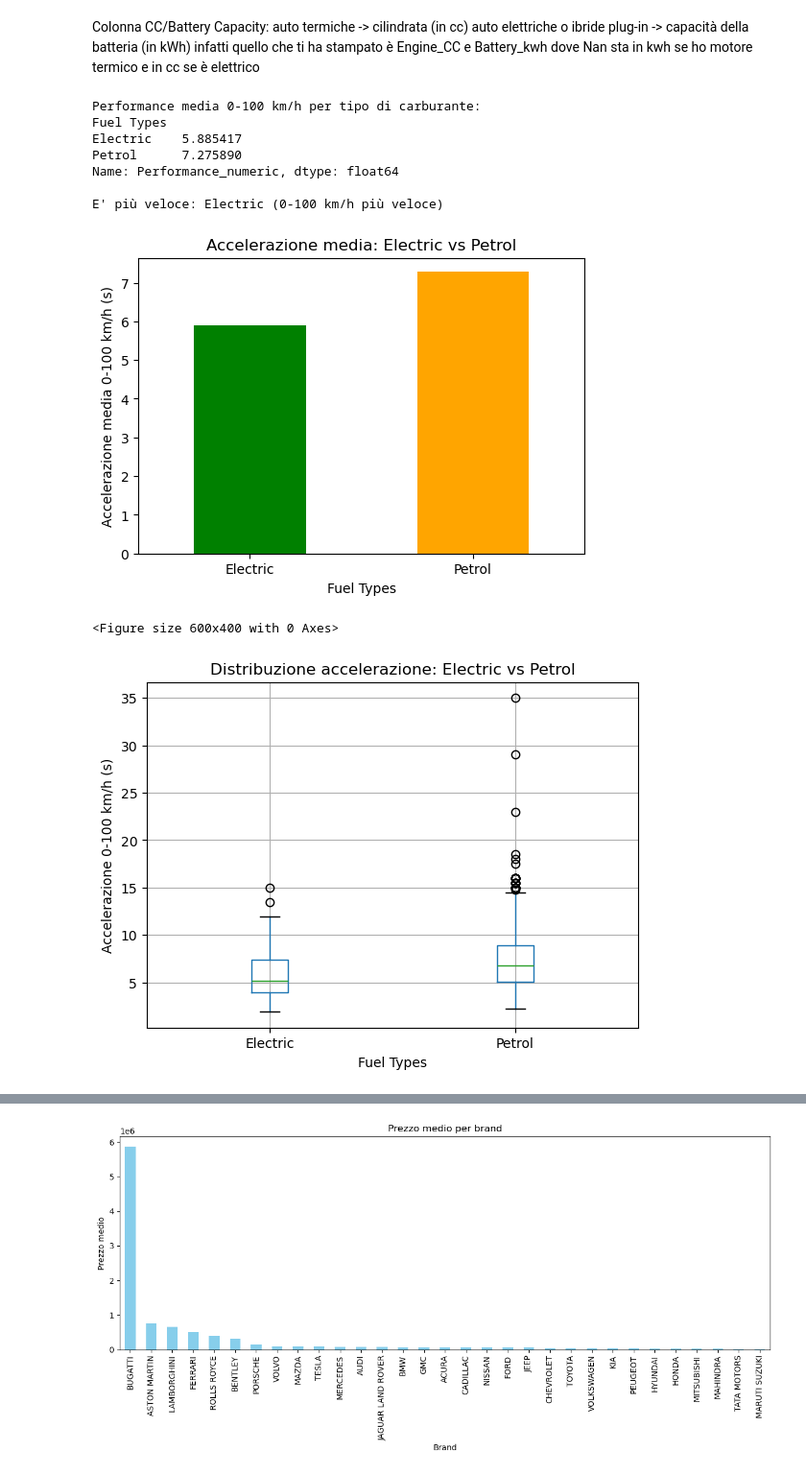
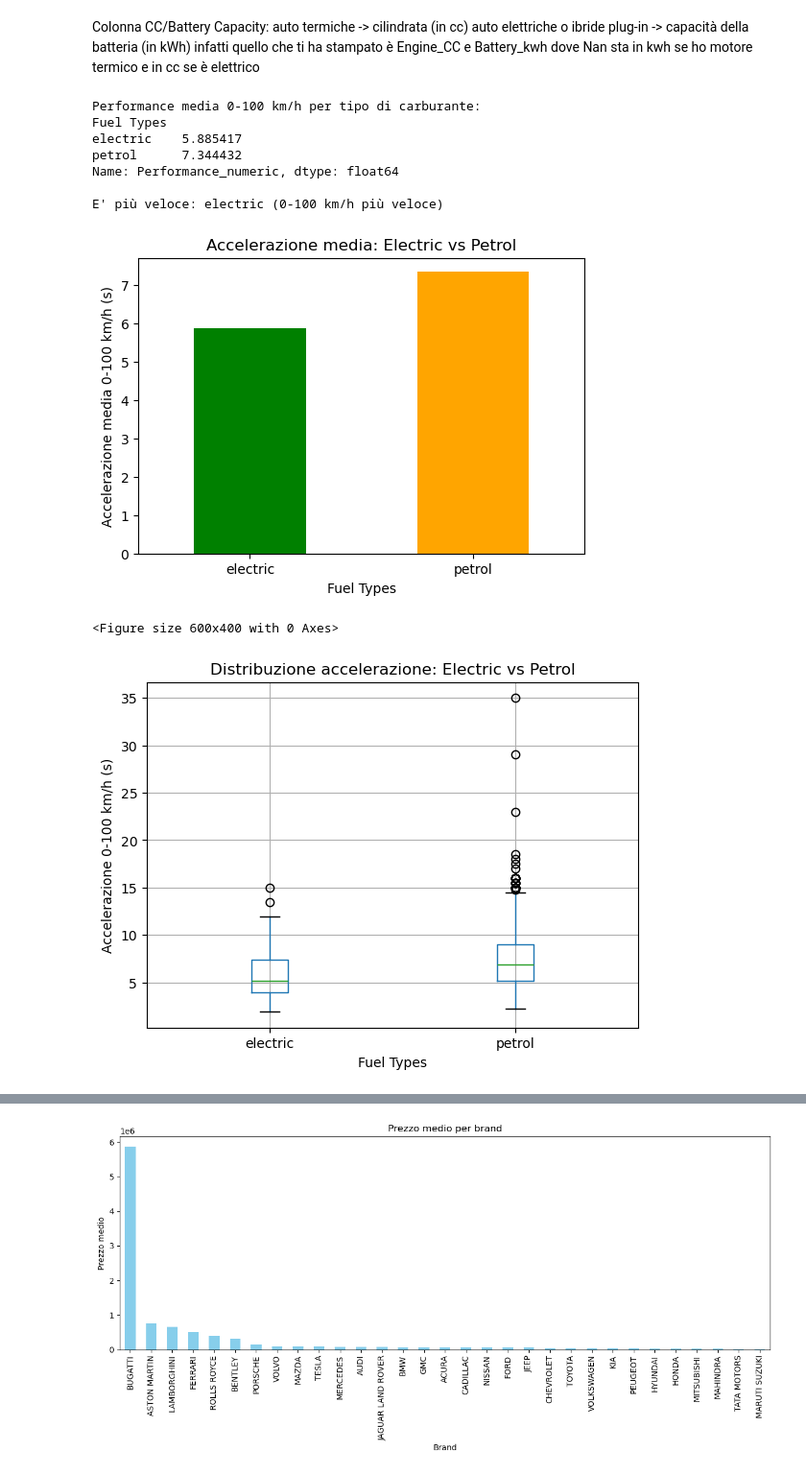
Before and after one commit to annafirinu/Firinu_DepositoCorso, a Jupyter notebook: 13. Venerdi 28-11/analisi_cars.ipynb, the cells around one changed output, grey strips where cells are left out. Shown at 96% size. Saved outputs shown, nothing was run; the diff lists cells and outputs as text; code cells hidden in the pictures.

```diff
--- a/13. Venerdi 28-11/analisi_cars.ipynb
+++ b/13. Venerdi 28-11/analisi_cars.ipynb
@@ -201,6 +201,29 @@ print(df[[*numeric_cols_map.keys()]].head())
 3              3982.0                  3.2             161000.0            4.0
 4              5204.0                  3.6             253290.0            2.0
 # %%
+import pandas as pd
+import re
+
+# Normalizzazione Company Names
+df["Company Names"] = (
+    df["Company Names"]
+    .astype(str)
+    .str.strip()
+    .str.upper()
+    .str.replace(r"\s+", " ", regex=True)
+)
+
+#Normalizza le stringhe
+df["Fuel Types"] = (
+    df["Fuel Types"]
+    .astype(str)
+    .str.lower()                        # tutto in minuscolo
+    .str.strip()                         # rimuove spazi iniziali/finali
+    .str.replace(r"[(),+]", " ", regex=True)  # rimuove simboli inutili
+    .str.replace(r"[-_/]", " ", regex=True)   # uniforma separatori
+    .str.replace(r"\s+", " ", regex=True)     # riduce spazi multipli
+)
+
 #Funzione per classificare Fuel Types
 def normalize_fuel(x):
     t = x.strip()
@@ -858,43 +877,43 @@ infatti quello che ti ha stampato è Engine_CC e Battery_kwh
 dove Nan sta in kwh se ho motore termico e in cc se è elettrico
 # %%
 # Filtro solo i tipi di carburante Electric e Petrol
-df_fuel = df[df['Fuel Types'].isin(['Electric', 'Petrol'])]
+df_fuel = df[df['Fuel Types'].isin(['electric', 'petrol'])]
 
 # Calcolo la media dell'accelerazione per tipo di carburante
 mean_perf = df_fuel.groupby('Fuel Types')['Performance_numeric'].mean()
 print("Performance media 0-100 km/h per tipo di carburante:")
 print(mean_perf)
 
 # Determino chi è più veloce
 winner = mean_perf.idxmin()
 print(f"\nE' più veloce: {winner} (0-100 km/h più veloce)")
 
 #Bar chart con media accelerazione
 mean_perf = df_fuel.groupby('Fuel Types')['Performance_numeric'].mean()
 
 plt.figure(figsize=(6,4))
 mean_perf.plot(kind='bar', color=['green','orange'])
 plt.ylabel("Accelerazione media 0-100 km/h (s)")
 plt.title("Accelerazione media: Electric vs Petrol")
 plt.xticks(rotation=0)
 plt.show()
 
 #Boxplot della distribuzione accelerazione
 plt.figure(figsize=(6,4))
 df_fuel.boxplot(column='Performance_numeric', by='Fuel Types')
 plt.ylabel("Accelerazione 0-100 km/h (s)")
 plt.title("Distribuzione accelerazione: Electric vs Petrol")
 plt.suptitle("")
 plt.show()
 # %% [output]
 Performance media 0-100 km/h per tipo di carburante:
 Fuel Types
-Electric    5.885417
-Petrol      7.275890
+electric    5.885417
+petrol      7.344432
 Name: Performance_numeric, dtype: float64
 
-E' più veloce: Electric (0-100 km/h più veloce)
+E' più veloce: electric (0-100 km/h più veloce)
-[figure, old version]
+[figure, new version]
 <Figure size 600x400 with 0 Axes>
 [figure]
 # %%
```
Also changed, not shown: parts of 1 cell of this notebook.
